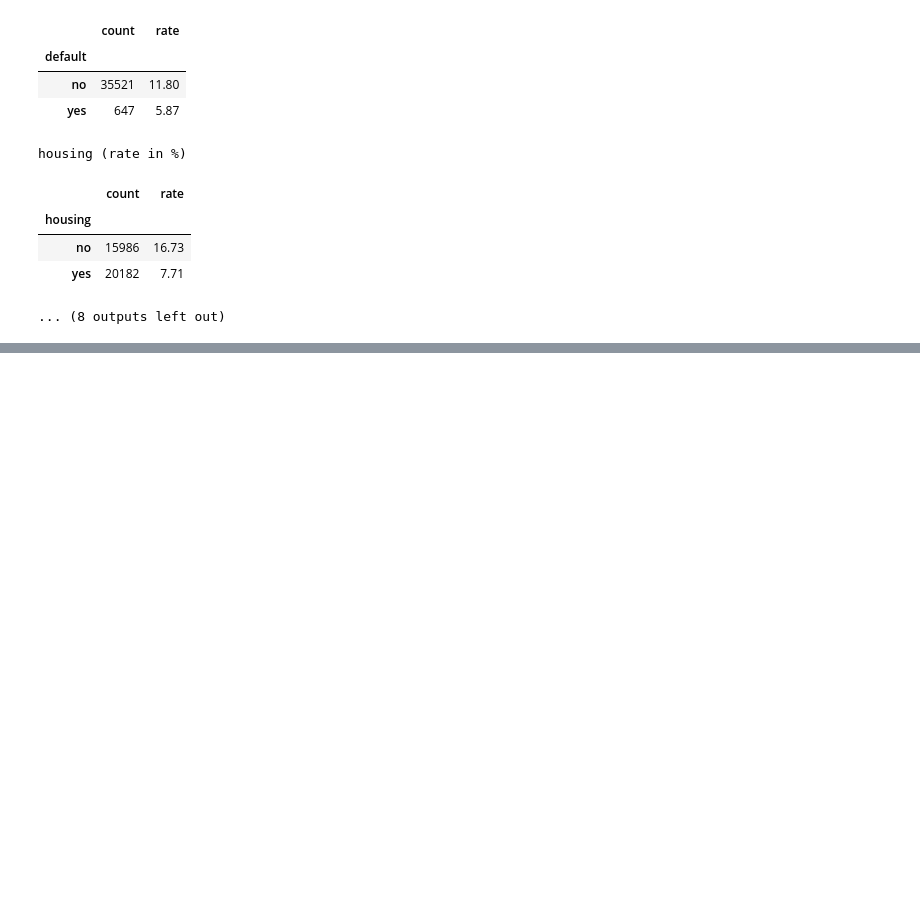
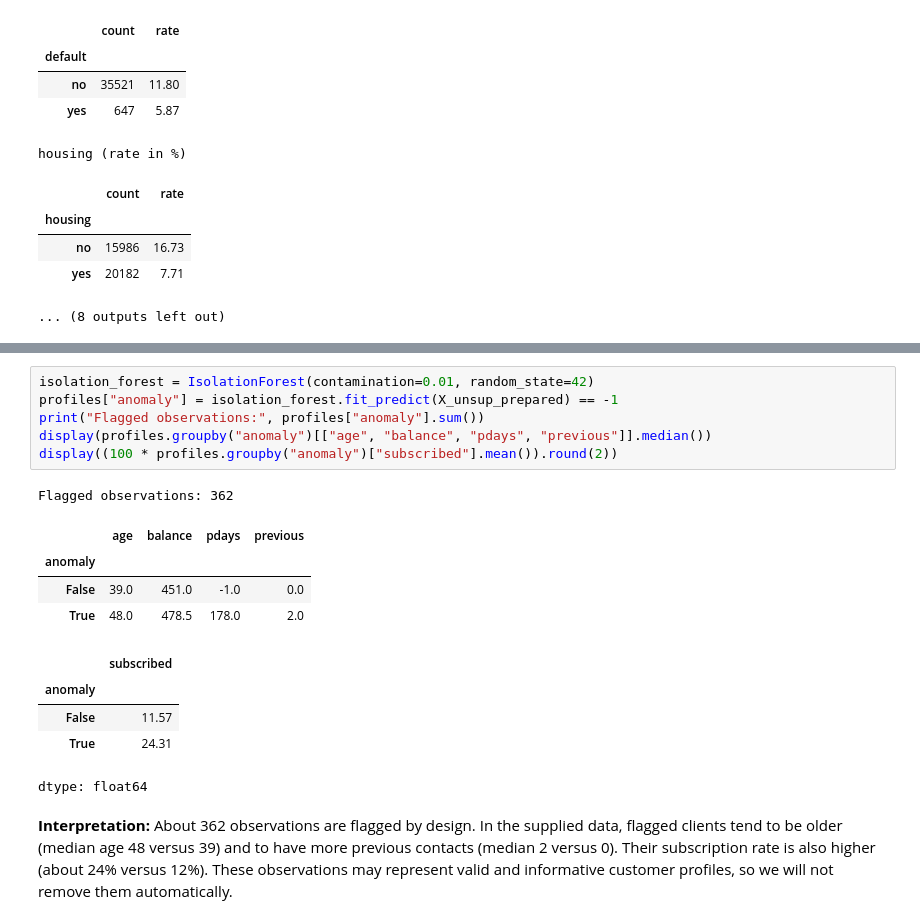
Before and after one commit to JMazatIMT/Auto-Learning-Project, a Jupyter notebook: bank_marketing.ipynb, the cells around one changed output, grey strips where cells are left out. Saved outputs shown, nothing was run; the diff lists cells and outputs as text; blank space fills up the shorter version.

```diff
--- a/bank_marketing.ipynb
+++ b/bank_marketing.ipynb
@@ -265,0 +373,19 @@ Overall, no pair of numerical features is strongly correlated. Weak or moderate
+# %%
+isolation_forest = IsolationForest(contamination=0.01, random_state=42)
+profiles["anomaly"] = isolation_forest.fit_predict(X_unsup_prepared) == -1
+print("Flagged observations:", profiles["anomaly"].sum())
+display(profiles.groupby("anomaly")[["age", "balance", "pdays", "previous"]].median())
+display((100 * profiles.groupby("anomaly")["subscribed"].mean()).round(2))
+# %% [output]
+Flagged observations: 362
+|  | age | balance | pdays | previous |
+| anomaly |  |  |  |  |
+| False | 39.0 | 451.0 | -1.0 | 0.0 |
+| True | 48.0 | 478.5 | 178.0 | 2.0 |
+|  | subscribed |
+| anomaly |  |
+| False | 11.57 |
+| True | 24.31 |
+dtype: float64
+# %% [markdown]
+**Interpretation:** About 362 observations are flagged by design. In the supplied data, flagged clients tend to be older (median age 48 versus 39) and to have more previous contacts (median 2 versus 0). Their subscription rate is also higher (about 24% versus 12%). These observations may represent valid and informative customer profiles, so we will not remove them automatically.
```
Also changed, not shown: parts of 13 cells of this notebook.
